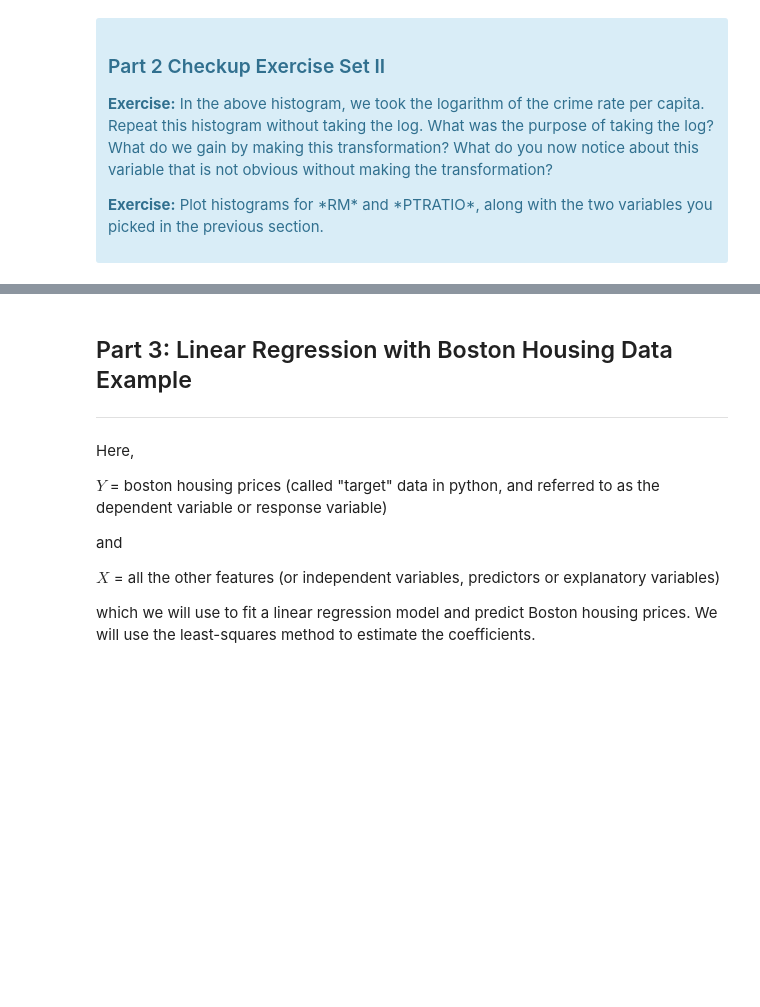
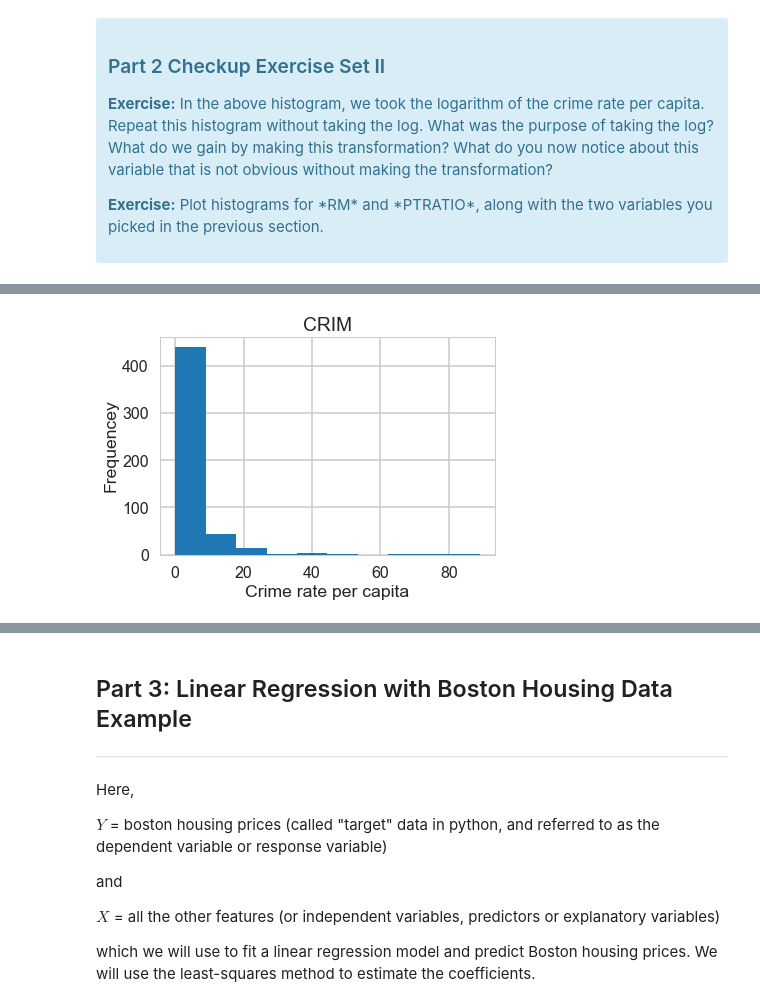
Before and after one commit to sanjogh777/Springboard, a Jupyter notebook: Machine Learning/linear_regression/Mini_Project_Linear_Regression.ipynb, the cells around one changed output, grey strips where cells are left out. Cells and saved outputs as stored; diff of their text form; code cells hidden in the pictures; blank space fills up the shorter version.

```diff
--- a/Machine Learning/linear_regression/Mini_Project_Linear_Regression.ipynb
+++ b/Machine Learning/linear_regression/Mini_Project_Linear_Regression.ipynb
@@ -254,0 +353,9 @@ plt.show()
+# %%
+# Repeat this Histogram without taking the log
+plt.hist(bos.CRIM)
+plt.title("CRIM")
+plt.xlabel("Crime rate per capita")
+plt.ylabel("Frequencey")
+plt.show()
+# %% [output]
+[figure, added]
```
Also changed, not shown: parts of 29 cells of this notebook.
